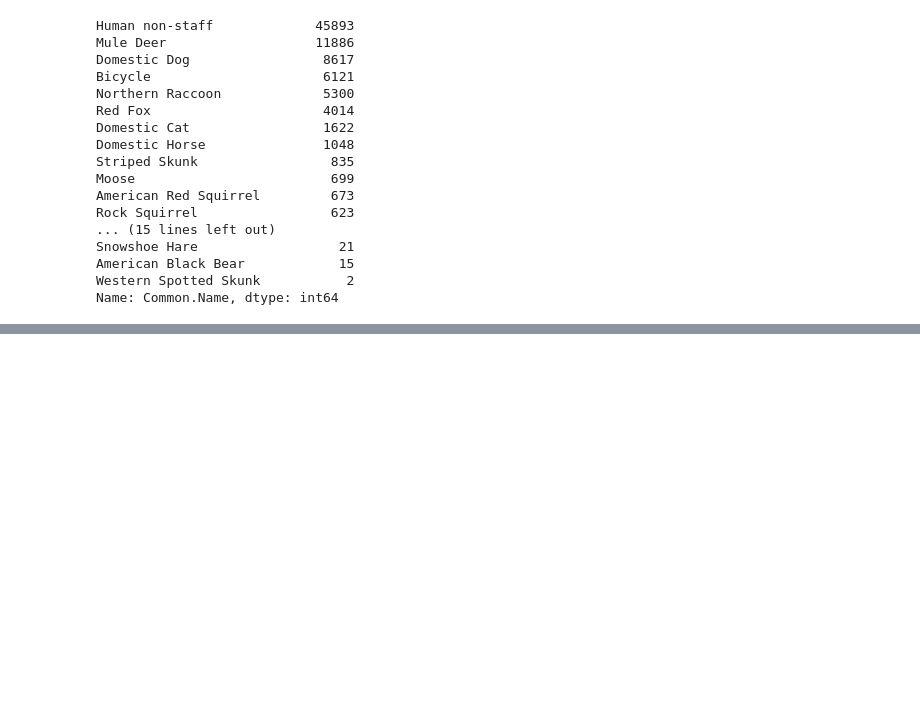
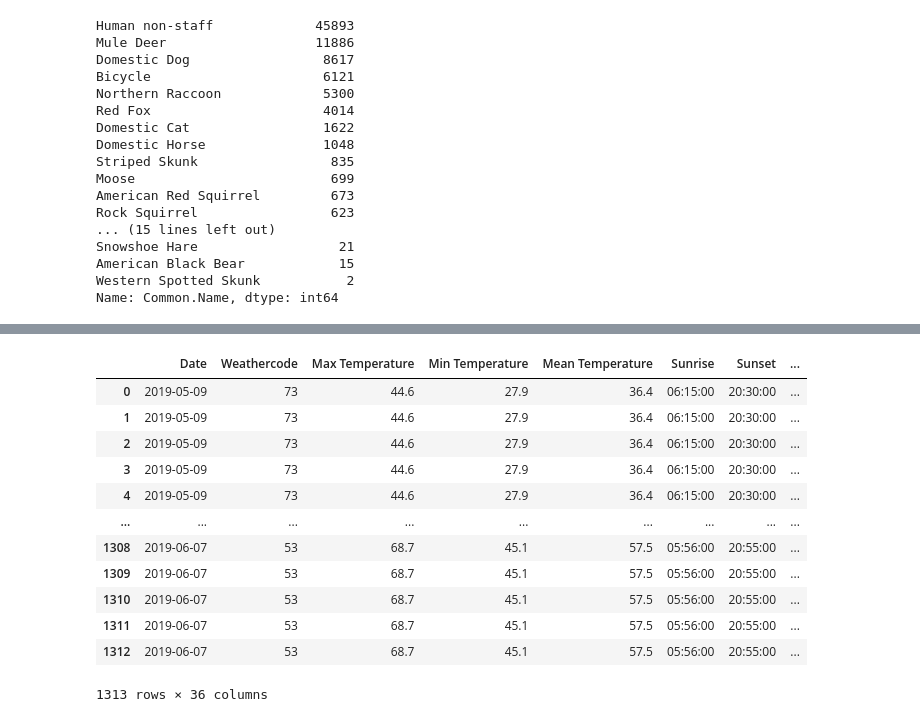
Before and after one commit to kwlayton1/Project1, a Jupyter notebook: Wildlife_Data_Analysis_KL.ipynb, the cells around one changed output, grey strips where cells are left out. Cells and saved outputs as stored; diff of their text form; code cells hidden in the pictures; blank space fills up the shorter version.

```diff
--- a/Wildlife_Data_Analysis_KL.ipynb
+++ b/Wildlife_Data_Analysis_KL.ipynb
@@ -162,0 +223,26 @@ human_wildlife_2020
+# %%
+#Using station d55071
+# Specify the column name and the list of desired values you want to filter on
+column_name = 'Station'
+desired_values = ['d55071']
+
+# Create a new DataFrame by filtering the rows based on the desired values using isin method
+human_wildlife_4s = human_wildlife_2019[human_wildlife_2019[column_name].isin(desired_values)].copy()
+
+# If you want to reset the index of the new DataFrame
+human_wildlife_4s.reset_index(drop=True, inplace=True)
+human_wildlife_4s
+# %% [output]
+|  | Date | Weathercode | Max Temperature | Min Temperature | Mean Temperature | Sunrise | Sunset | ... |
+| 0 | 2019-05-09 | 73 | 44.6 | 27.9 | 36.4 | 06:15:00 | 20:30:00 | ... |
+| 1 | 2019-05-09 | 73 | 44.6 | 27.9 | 36.4 | 06:15:00 | 20:30:00 | ... |
+| 2 | 2019-05-09 | 73 | 44.6 | 27.9 | 36.4 | 06:15:00 | 20:30:00 | ... |
+| 3 | 2019-05-09 | 73 | 44.6 | 27.9 | 36.4 | 06:15:00 | 20:30:00 | ... |
+| 4 | 2019-05-09 | 73 | 44.6 | 27.9 | 36.4 | 06:15:00 | 20:30:00 | ... |
+| ... | ... | ... | ... | ... | ... | ... | ... | ... |
+| 1308 | 2019-06-07 | 53 | 68.7 | 45.1 | 57.5 | 05:56:00 | 20:55:00 | ... |
+| 1309 | 2019-06-07 | 53 | 68.7 | 45.1 | 57.5 | 05:56:00 | 20:55:00 | ... |
+| 1310 | 2019-06-07 | 53 | 68.7 | 45.1 | 57.5 | 05:56:00 | 20:55:00 | ... |
+| 1311 | 2019-06-07 | 53 | 68.7 | 45.1 | 57.5 | 05:56:00 | 20:55:00 | ... |
+| 1312 | 2019-06-07 | 53 | 68.7 | 45.1 | 57.5 | 05:56:00 | 20:55:00 | ... |
+1313 rows × 36 columns
```
Also changed, not shown: parts of 19 cells of this notebook, 1 other file.
